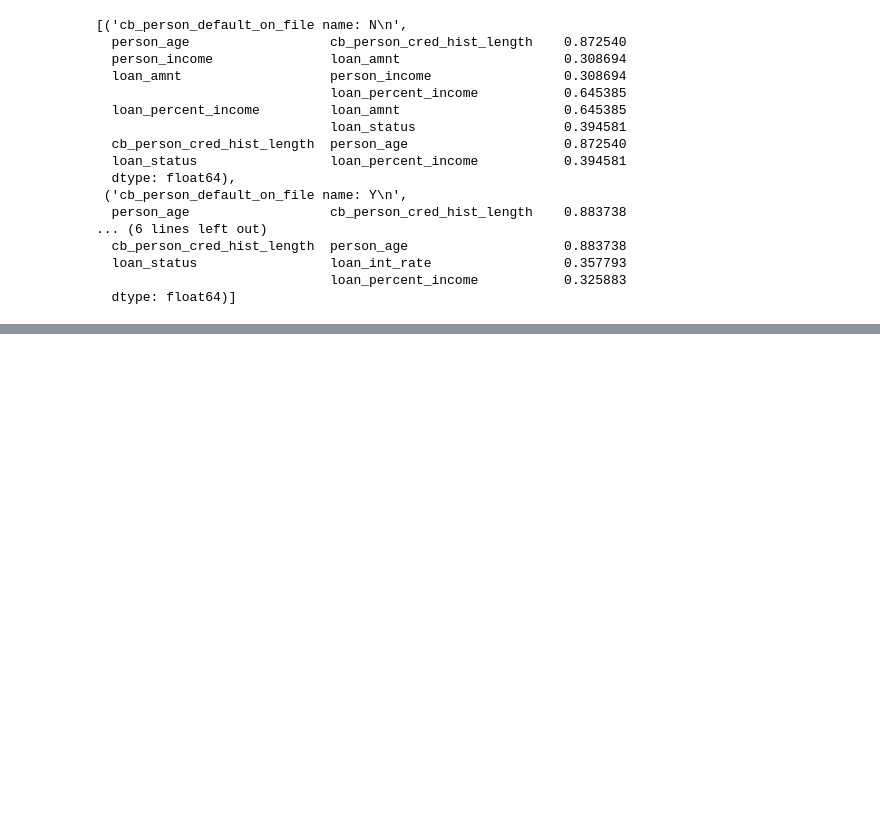
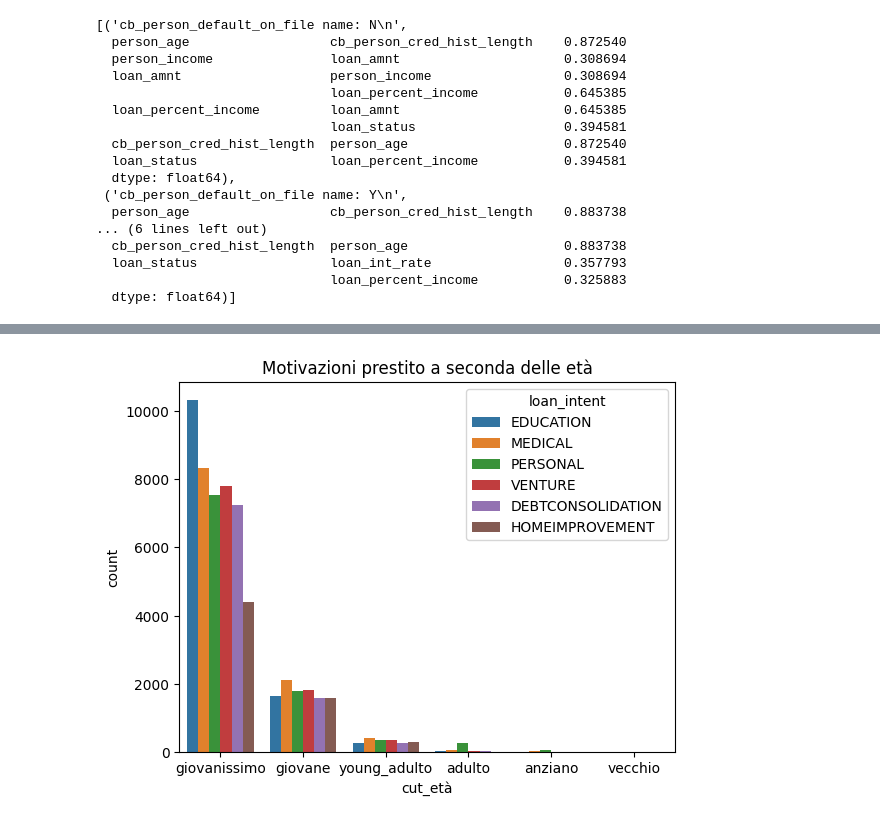
Before and after one commit to AlessioGFerraioli/EsGruppoLoanData, a Jupyter notebook: analisi_dati_stefano.ipynb, the cells around one changed output, grey strips where cells are left out. Cells and saved outputs as stored; diff of their text form; code cells hidden in the pictures; blank space fills up the shorter version.

```diff
--- a/analisi_dati_stefano.ipynb
+++ b/analisi_dati_stefano.ipynb
@@ -301,0 +315,6 @@ Correlazioni presenti in 2 o più loan_intent:
+# %%
+sns.countplot(data=df, x='cut_età', hue='loan_intent')
+plt.title('Motivazioni prestito a seconda delle età')
+plt.show()
+# %% [output]
+[figure, added]
```
Also changed, not shown: parts of 6 cells of this notebook.
